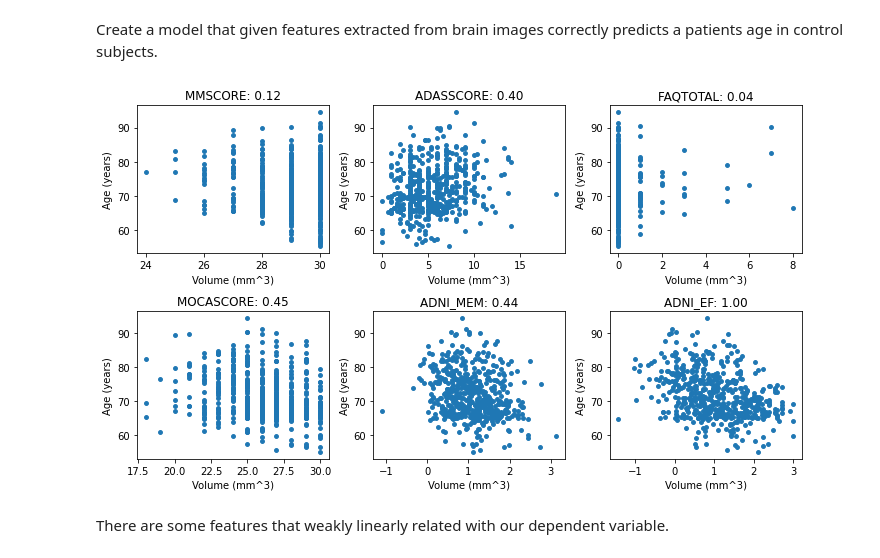
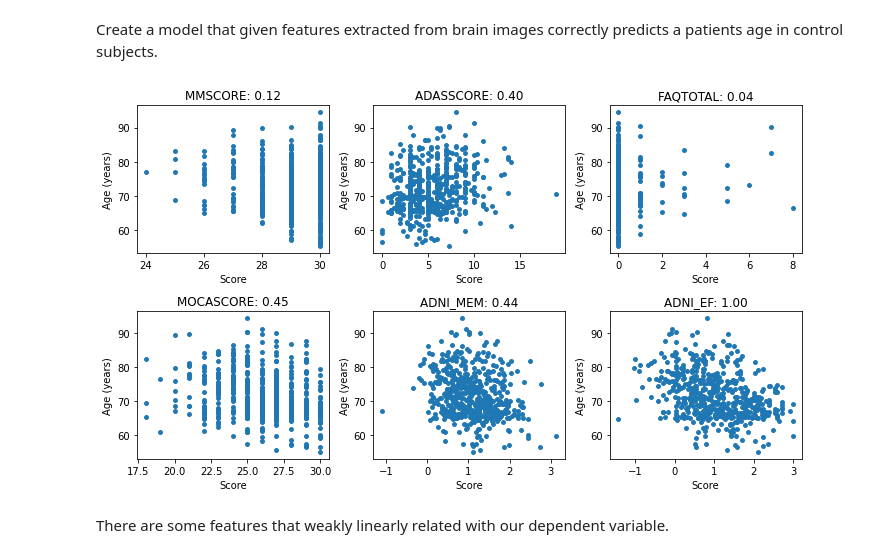
Before and after one commit to JGarciaCondado/ADNIBrainAge, a Jupyter notebook: jupyternotebooks/neuropsychBrainAge.ipynb, the cells around one changed output. Drawn from its saved outputs; the diff is of its cells as text; code cells hidden in the pictures.

Commit message:
Fix plot legends

```diff
--- a/jupyternotebooks/neuropsychBrainAge.ipynb
+++ b/jupyternotebooks/neuropsychBrainAge.ipynb
@@ -38,21 +38,21 @@ df_cn = df_full[df_full['TYPECONVERSOR']==1.0]
 # %%
 # Explore relationship between each individual feature and age.
 X = df_cn[features].to_numpy()
 Y = df_cn['AGE'].to_numpy()
 
 f_test, _ = f_regression(X, Y)
 f_test /= np.max(f_test) # We normalize beacuse we are interested in relative values
 
 plt.figure(figsize=(10,14))
 for d in range (len(features)):
     plt.subplot(5,3,d+1)
     plt.scatter(X[:,d],Y,s=15)
-    plt.xlabel('Volume (mm^3)')
+    plt.xlabel('Score')
     plt.ylabel('Age (years)')
     plt.title("{0}: {1:.2f}".format(features[d],f_test[d]))
 plt.tight_layout()
 # %% [output]
-[figure, old version]
+[figure, new version]
 # %% [markdown]
 There are some features that weakly linearly related with our dependent variable.
 # %%
```
Also changed, not shown: parts of 8 cells of this notebook, 1 other file.
